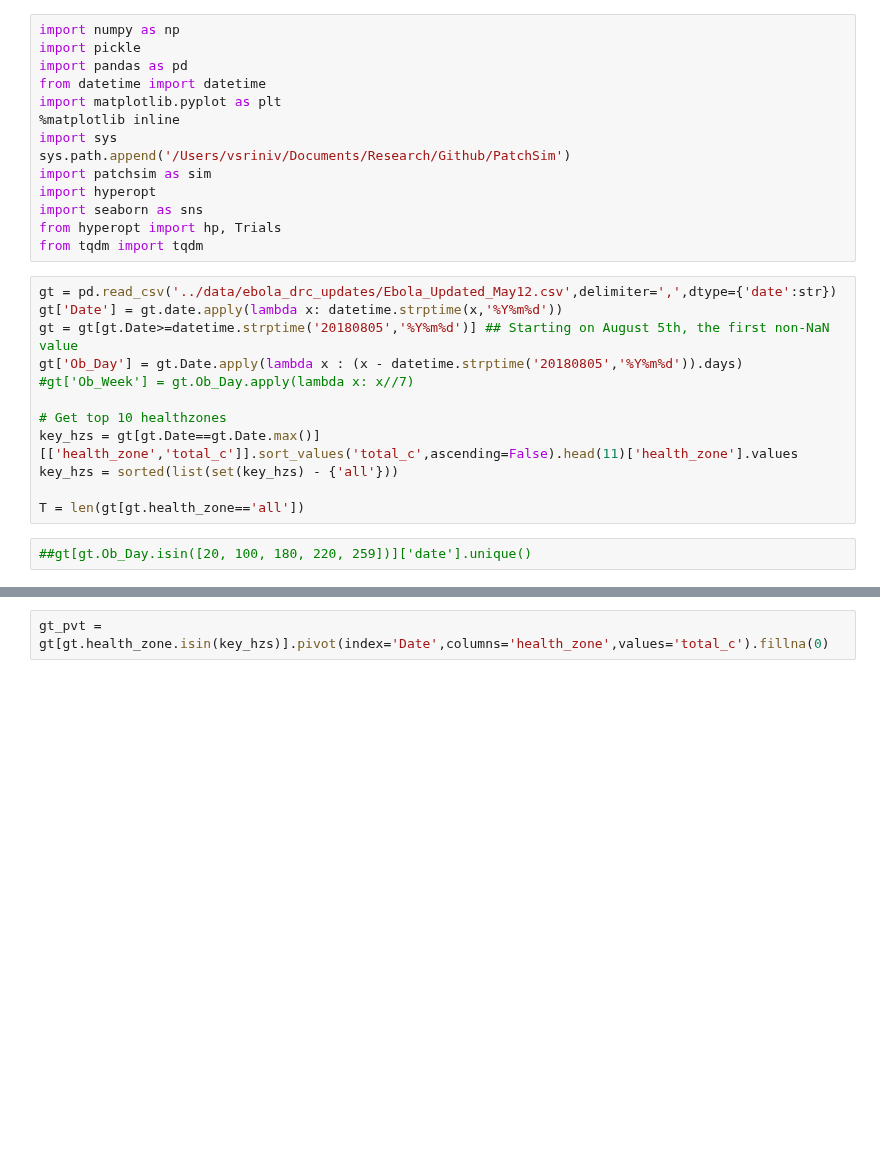
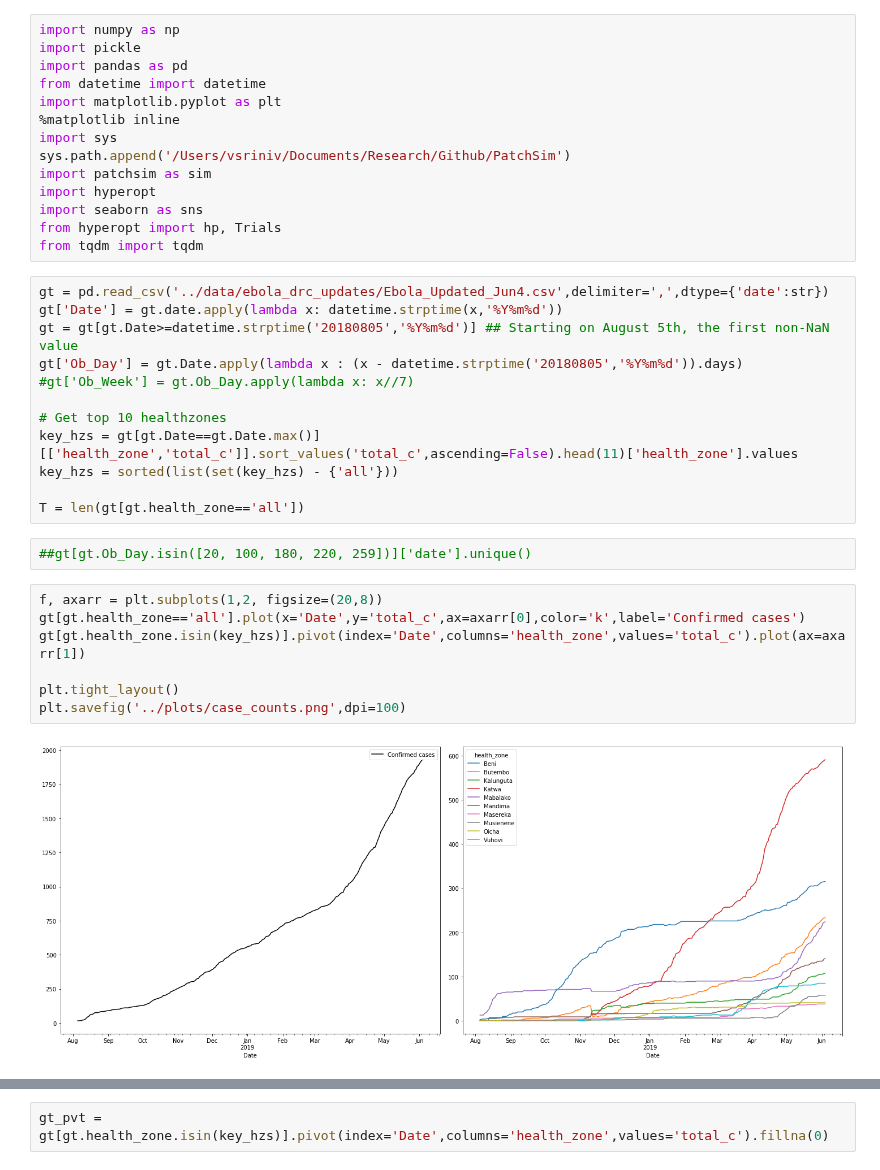
Before and after one commit to NSSAC/DRC_Ebola_2018, a Jupyter notebook: notebooks/plot_cases.ipynb, the cells around one changed output, grey strips where cells are left out. Saved outputs shown, nothing was run; the diff lists cells and outputs as text; blank space fills up the shorter version.

```diff
--- a/notebooks/plot_cases.ipynb
+++ b/notebooks/plot_cases.ipynb
@@ -13,7 +13,7 @@ import seaborn as sns
 from hyperopt import hp, Trials
 from tqdm import tqdm
 # %%
-gt = pd.read_csv('../data/ebola_drc_updates/Ebola_Updated_May12.csv',delimiter=',',dtype={'date':str})
+gt = pd.read_csv('../data/ebola_drc_updates/Ebola_Updated_Jun4.csv',delimiter=',',dtype={'date':str})
 gt['Date'] = gt.date.apply(lambda x: datetime.strptime(x,'%Y%m%d'))
 gt = gt[gt.Date>=datetime.strptime('20180805','%Y%m%d')] ## Starting on August 5th, the first non-NaN value
 gt['Ob_Day'] = gt.Date.apply(lambda x : (x - datetime.strptime('20180805','%Y%m%d')).days)
@@ -26,6 +26,15 @@ key_hzs = sorted(list(set(key_hzs) - {'all'}))
 T = len(gt[gt.health_zone=='all'])
 # %%
 ##gt[gt.Ob_Day.isin([20, 100, 180, 220, 259])]['date'].unique()
+# %%
+f, axarr = plt.subplots(1,2, figsize=(20,8))
+gt[gt.health_zone=='all'].plot(x='Date',y='total_c',ax=axarr[0],color='k',label='Confirmed cases')
+gt[gt.health_zone.isin(key_hzs)].pivot(index='Date',columns='health_zone',values='total_c').plot(ax=axarr[1])
+
+plt.tight_layout()
+plt.savefig('../plots/case_counts.png',dpi=100)
+# %% [output]
+[figure, added]
 # %%
 f, axarr = plt.subplots(1,2, figsize=(20,8))
 gt[gt.health_zone=='all'].plot(x='Date',y='total_c',ax=axarr[0],color='k',label='Confirmed cases')
```
Also changed, not shown: parts of 3 cells of this notebook, 6 other files.
